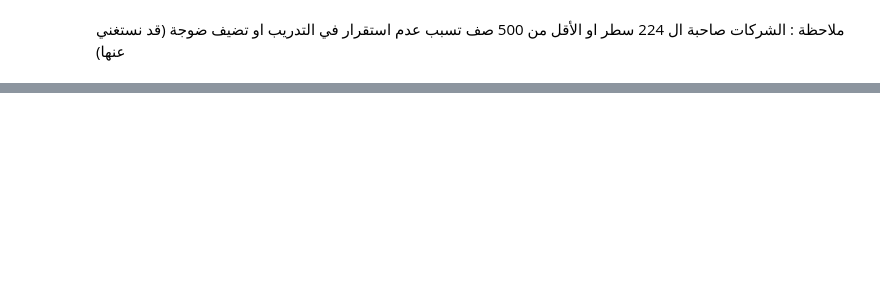
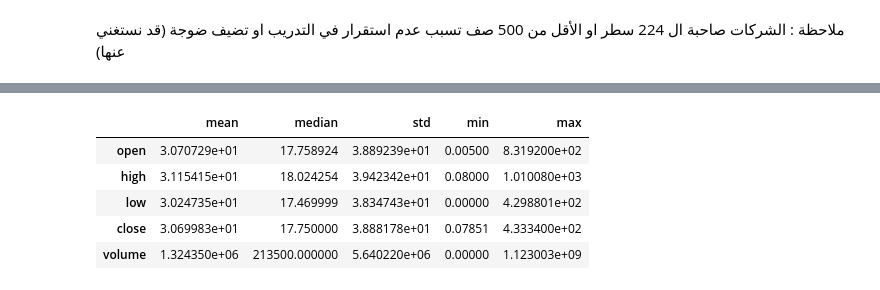
Before and after one commit to OnlyAbdullh/stock-trend-prediction, a Jupyter notebook: notebooks/01_data_overview.ipynb, the cells around one changed output, grey strips where cells are left out. Cells and saved outputs as stored; diff of their text form; code cells hidden in the pictures; blank space fills up the shorter version.

```diff
--- a/notebooks/01_data_overview.ipynb
+++ b/notebooks/01_data_overview.ipynb
@@ -247,0 +341,19 @@ ticker_counts
+# %%
+# ===============================
+# 6️⃣ إحصائيات وصفية للميزات الرقمية
+# ===============================
+
+num_cols = ['open', 'high', 'low', 'close', 'volume']
+
+desc_stats = df_cleaned[num_cols].agg(
+    ['mean', 'median', 'std', 'min', 'max']
+).T
+
+desc_stats
+# %% [output]
+|  | mean | median | std | min | max |
+| open | 3.070729e+01 | 17.758924 | 3.889239e+01 | 0.00500 | 8.319200e+02 |
+| high | 3.115415e+01 | 18.024254 | 3.942342e+01 | 0.08000 | 1.010080e+03 |
+| low | 3.024735e+01 | 17.469999 | 3.834743e+01 | 0.00000 | 4.298801e+02 |
+| close | 3.069983e+01 | 17.750000 | 3.888178e+01 | 0.07851 | 4.333400e+02 |
+| volume | 1.324350e+06 | 213500.000000 | 5.640220e+06 | 0.00000 | 1.123003e+09 |
```
Also changed, not shown: parts of 17 cells of this notebook.
